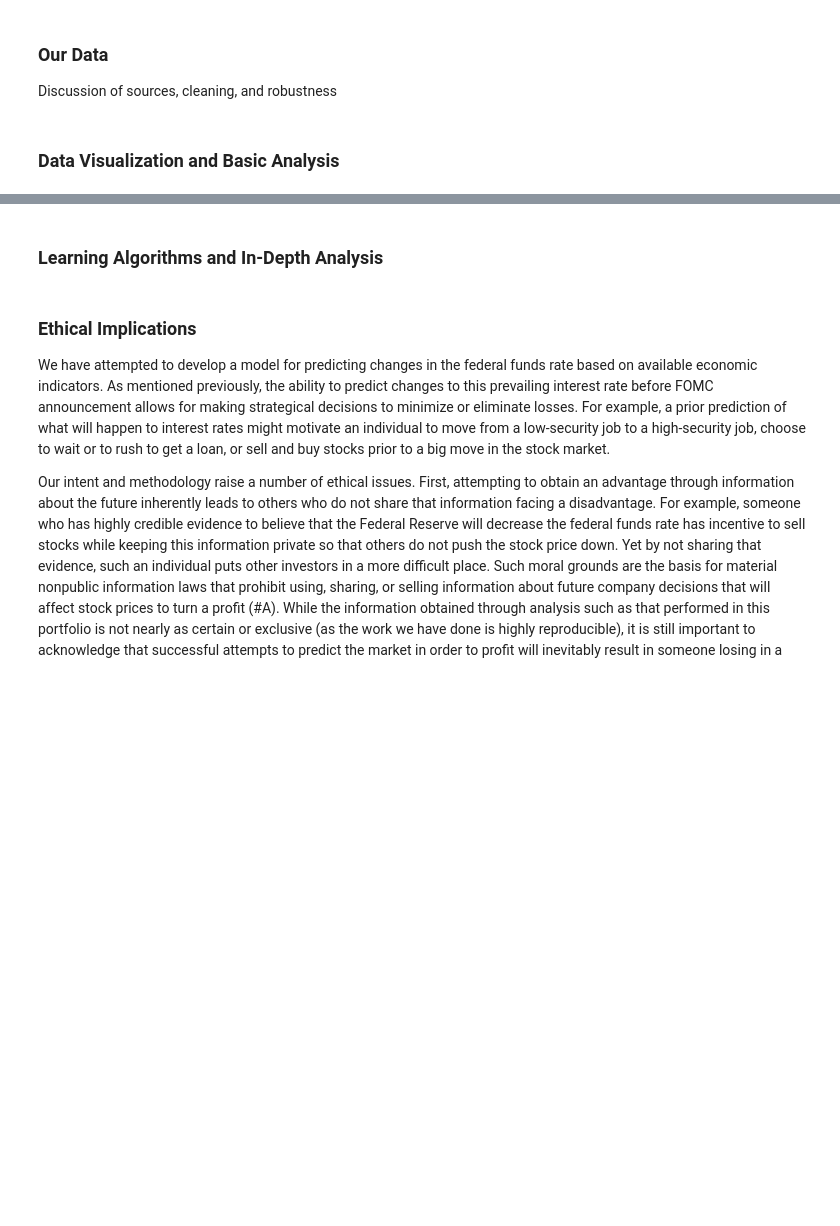
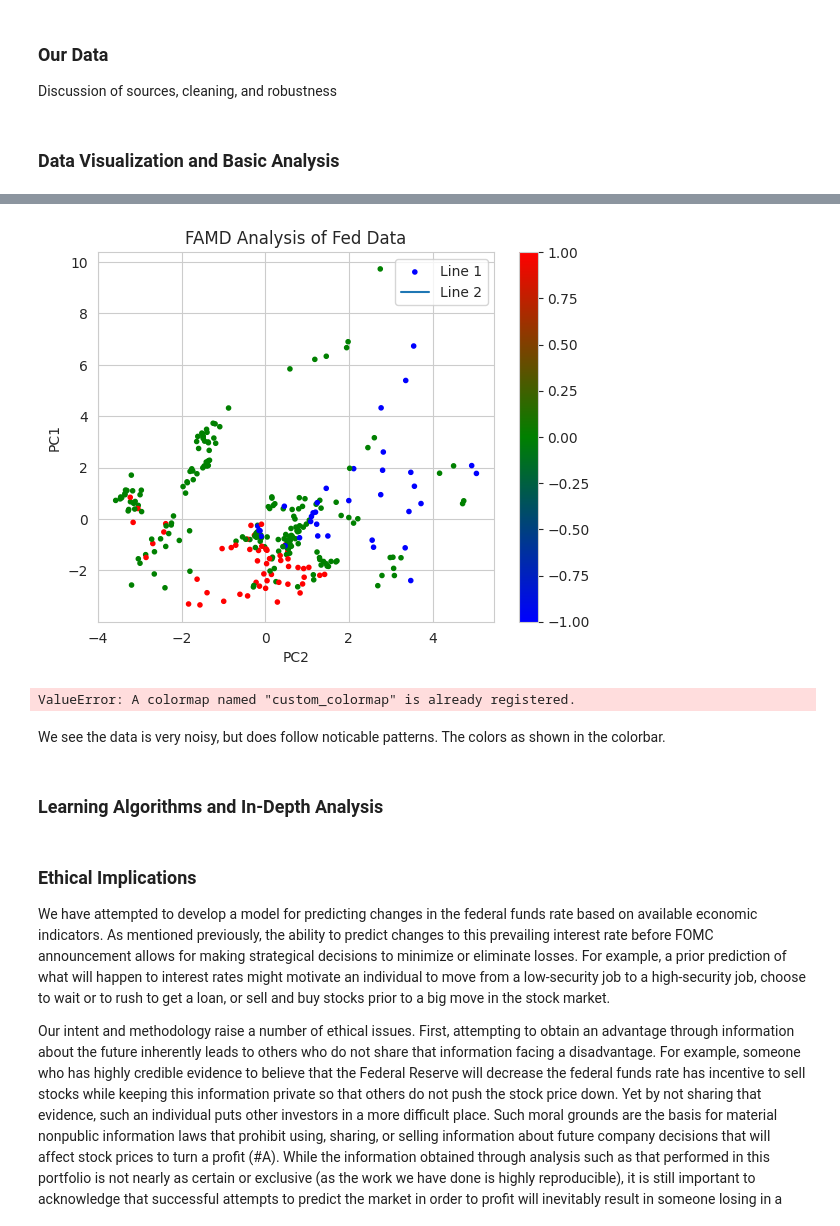
Before and after one commit to elmella/how-interest-ing, a Jupyter notebook: mv3p.ipynb, the cells around one changed output, grey strips where cells are left out. Saved outputs shown, nothing was run; the diff lists cells and outputs as text; code cells hidden in the pictures; blank space fills up the shorter version.

```diff
--- a/mv3p.ipynb
+++ b/mv3p.ipynb
@@ -31,0 +65,5 @@ Discussion of sources, cleaning, and robustness
+# %%
+# demonstration of function above
+# forecasts 1 week prior to announcement
+days_prior = forecast_n_days_prior(df, 7)
+days_prior
@@ -31,0 +86,26 @@ Discussion of sources, cleaning, and robustness
+# %%
+# We split the df into numeric and categorical data
+df_numeric = days_prior.drop(['decision', 'recess', 'fed_party', 'potus_party'], axis=1)
+df_encoded = days_prior[['decision', 'recess', 'fed_party', 'potus_party']]
+
+# Then we scale the numeric data
+scaler = StandardScaler()
+df_numeric = scaler.fit_transform(df_numeric)
+df_numeric = pd.DataFrame(df_numeric, index=days_prior.index)
+
+# The function FAMD imported from prince requires categorical data to
+# Be of type 'object' so we convert it since it is already encoded
+df_categorical = df_encoded.astype(str)
+# %%
+# By combining the numeric and categorical data we can use FAMD
+days_prior_mixed = pd.concat([df_numeric, df_categorical], axis=1)
+# %%
+X = days_prior_mixed.drop(['decision'], axis=1)
+y = days_prior_mixed['decision']
+
+famd = FAMD(n_components=7)
+X_famd = famd.fit_transform(X)
+
+# Eigenvalues_summary shows the variance explained by each component
+# Just like PCA or MCA alone.
+famd.eigenvalues_summary
@@ -32,3 +122,39 @@ Discussion of sources, cleaning, and robustness
+# %%
+# We now visualize the whole dataset in 2D
+plt.scatter(X_famd[:][1], X_famd[:][0], marker='.', c=y.astype(float), cmap=custom_cmap, label='Decision')
+plt.title('FAMD Analysis of Fed Data')
+plt.xlabel('PC2')
+plt.ylabel('PC1')
+plt.colorbar()
+plt.plot(X_famd[0][1], X_famd[0][0], label="line")
+plt.legend(['Line 1', 'Line 2'])
+plt.show()
+# %% [output]
+[figure, added]
+# %%
+import matplotlib.pyplot as plt
+from matplotlib.colors import LinearSegmentedColormap
+
+# Define three colors for the colormap
+color1 = 'blue'
+color2 = 'green'
+color3 = 'red'
+
+# Create a colormap with three distinct colors split into thirds
+colors = [color1, color2, color3]
+n_bins = 1000  # Number of bins for the colormap
+bounds = [0, 0.333, 0.666, 1.0]  # Splitting into thirds
+
+cmap_name = 'custom_colormap'
+custom_cmap = LinearSegmentedColormap.from_list(cmap_name, colors, N=n_bins)
+plt.register_cmap(cmap=custom_cmap)
+
+# Example plot using the custom colormap
+data = [[0, 1, 2], [1, 2, 0], [2, 0, 1]]  # Example data
+# %% [output]
+ValueError: A colormap named "custom_colormap" is already registered.
+# %% [markdown]
+We see the data is very noisy, but does follow noticable patterns. The colors as shown in the colorbar.
 # %% [markdown]
 ### Learning Algorithms and In-Depth Analysis
 # %% [markdown]
```
Also changed, not shown: parts of 7 cells of this notebook, 1 other file.
